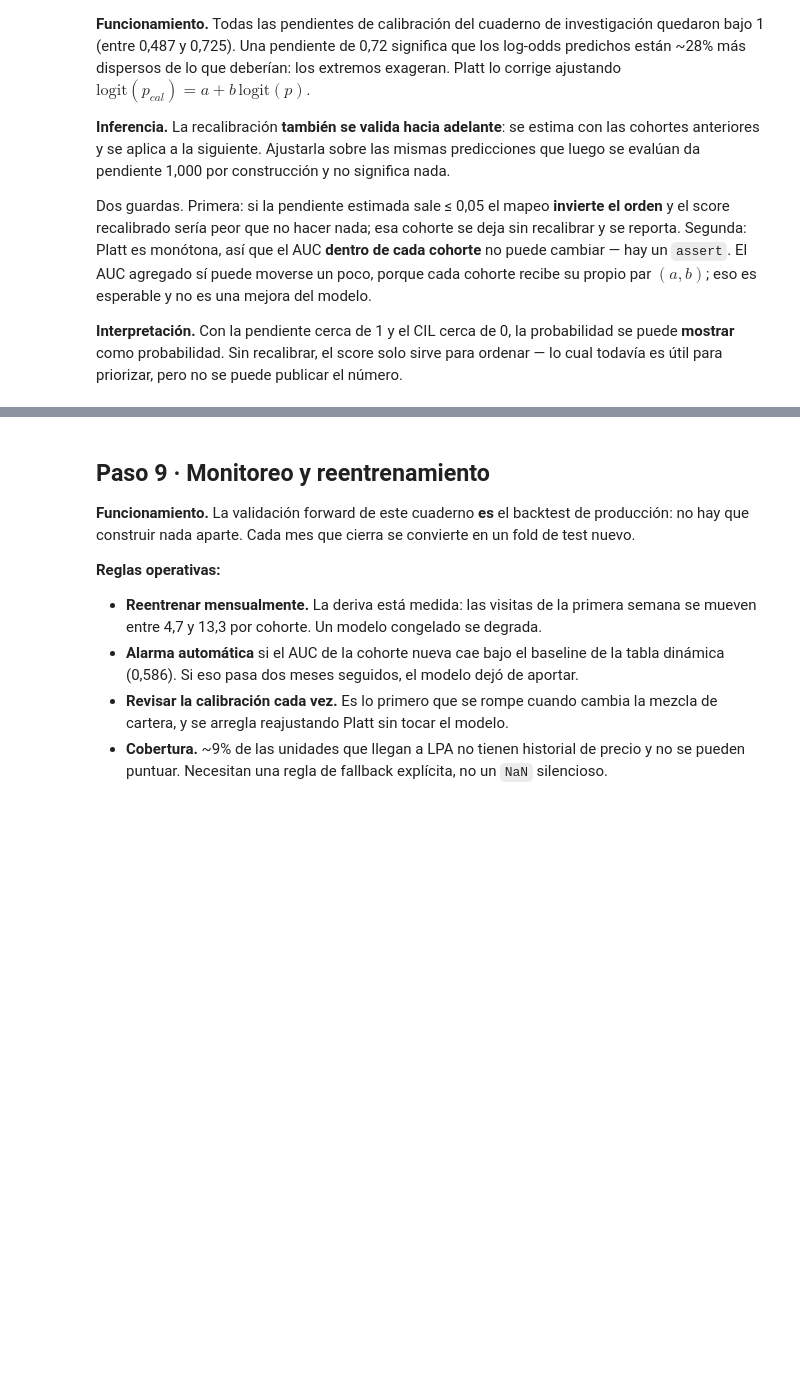
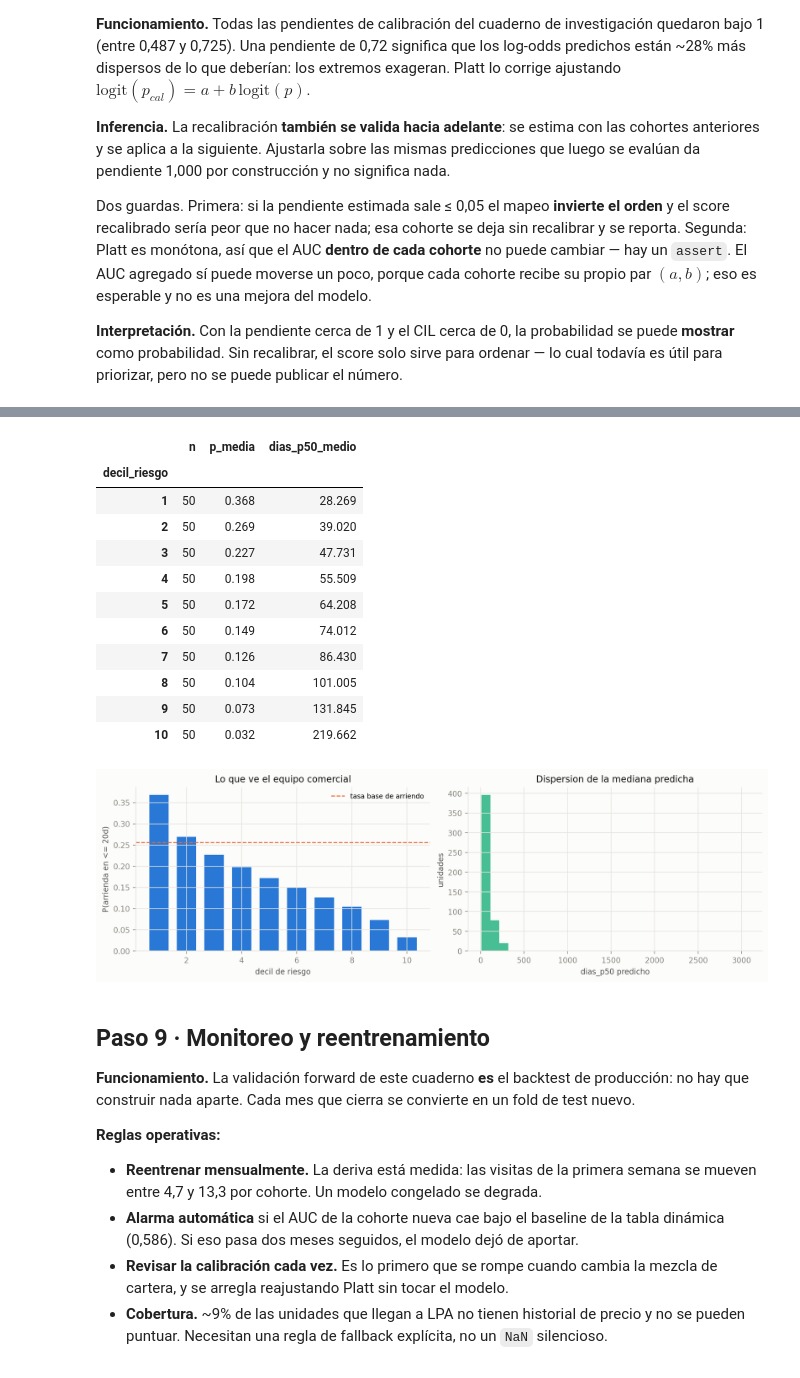
Before and after one commit to agustinvalenzuela/probabilidad-arriendo, a Jupyter notebook: modelo_productivo.ipynb, the cells around one changed output, grey strips where cells are left out. Drawn from its saved outputs; the diff is of its cells as text; code cells hidden in the pictures; blank space fills up the shorter version.

```diff
--- a/modelo_productivo.ipynb
+++ b/modelo_productivo.ipynb
@@ -921,22 +1007,37 @@ print("Ese ancho es la razon por la que dias_p50 no se publica solo.")
 # %%
 # Como se ve la cola de trabajo que recibe el equipo comercial.
 q = muestra.groupby("decil_riesgo").agg(
-    n=("p_lento_20d", "size"), p_media=("p_lento_20d", "mean"),
+    n=("p_rapido_20d", "size"), p_media=("p_rapido_20d", "mean"),
     dias_p50_medio=("dias_p50", "median")).round(3)
 display(q)
 
 fig, axes = plt.subplots(1, 2, figsize=(11, 3.4), constrained_layout=True)
 axes[0].bar(q.index, q["p_media"], color=AZUL, width=0.7)
 axes[0].axhline(np.nanmean(target_binario(D, H_REPORTE)), color=NARANJA,
-                lw=1.2, ls="--", label="tasa base de lentas")
-axes[0].set_xlabel("decil de riesgo"); axes[0].set_ylabel(f"P(Se arrienda en {H_REPORTE}d)")
+                lw=1.2, ls="--", label="tasa base de arriendo")
+axes[0].set_xlabel("decil de riesgo")
+axes[0].set_ylabel(f"P(arrienda en <= {H_REPORTE}d)")
 axes[0].set_title("Lo que ve el equipo comercial")
 axes[0].legend(frameon=False, fontsize=8)
 
 axes[1].hist(muestra["dias_p50"], bins=30, color=AQUA, alpha=0.8)
 axes[1].set_xlabel("dias_p50 predicho"); axes[1].set_ylabel("unidades")
 axes[1].set_title("Dispersion de la mediana predicha")
 plt.show()
+# %% [output]
+|  | n | p_media | dias_p50_medio |
+| decil_riesgo |  |  |  |
+| 1 | 50 | 0.368 | 28.269 |
+| 2 | 50 | 0.269 | 39.020 |
+| 3 | 50 | 0.227 | 47.731 |
+| 4 | 50 | 0.198 | 55.509 |
+| 5 | 50 | 0.172 | 64.208 |
+| 6 | 50 | 0.149 | 74.012 |
+| 7 | 50 | 0.126 | 86.430 |
+| 8 | 50 | 0.104 | 101.005 |
+| 9 | 50 | 0.073 | 131.845 |
+| 10 | 50 | 0.032 | 219.662 |
+[figure, added]
 # %% [markdown]
 ## Paso 9 · Monitoreo y reentrenamiento
 
```
Also changed, not shown: parts of 18 cells of this notebook.
